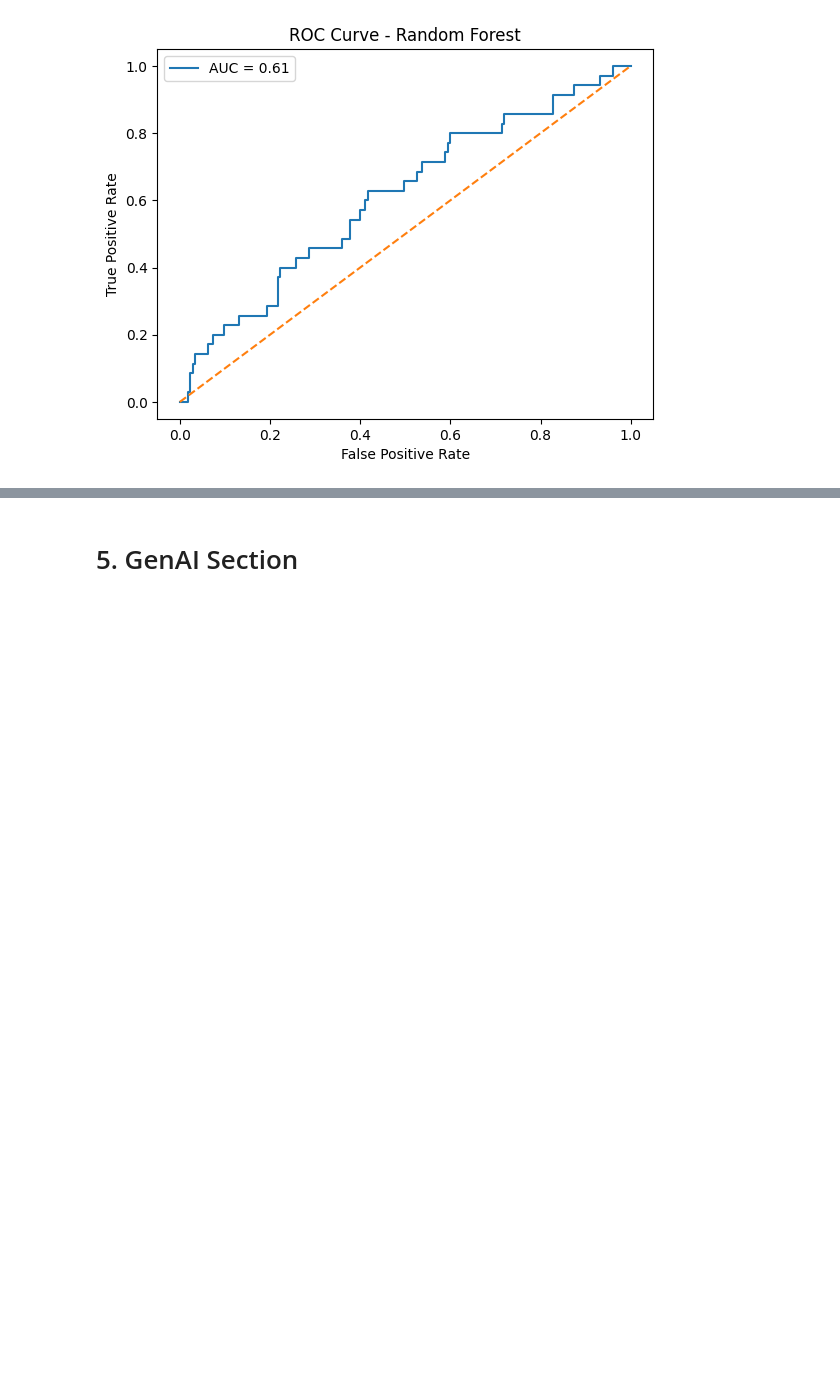
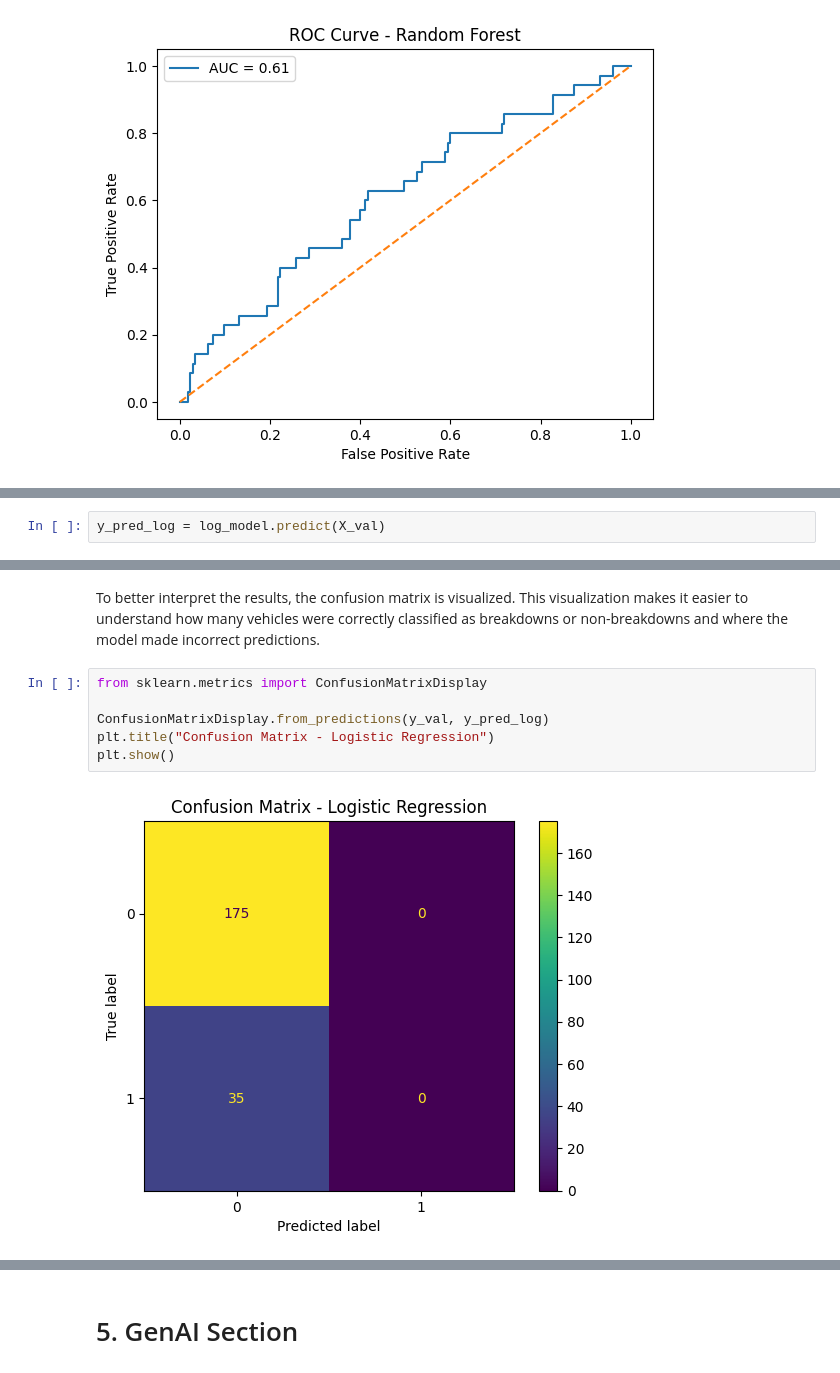
Before and after one commit to mariamhubi/Machine-learning-ML-project, a Jupyter notebook: car-breakdown-prediction/CarBreakdownPrediction.ipynb, the cells around one changed output, grey strips where cells are left out. Drawn from its saved outputs; the diff is of its cells as text; blank space fills up the shorter version.

```diff
--- a/car-breakdown-prediction/CarBreakdownPrediction.ipynb
+++ b/car-breakdown-prediction/CarBreakdownPrediction.ipynb
@@ -628,0 +759,2 @@ plt.show()
+# %%
+y_pred_log = log_model.predict(X_val)
@@ -628,0 +784,10 @@ plt.show()
+# %% [markdown]
+To better interpret the results, the confusion matrix is visualized. This visualization makes it easier to understand how many vehicles were correctly classified as breakdowns or non-breakdowns and where the model made incorrect predictions.
+# %%
+from sklearn.metrics import ConfusionMatrixDisplay
+
+ConfusionMatrixDisplay.from_predictions(y_val, y_pred_log)
+plt.title("Confusion Matrix - Logistic Regression")
+plt.show()
+# %% [output]
+[figure, added]
```
Also changed, not shown: parts of 27 cells of this notebook.
